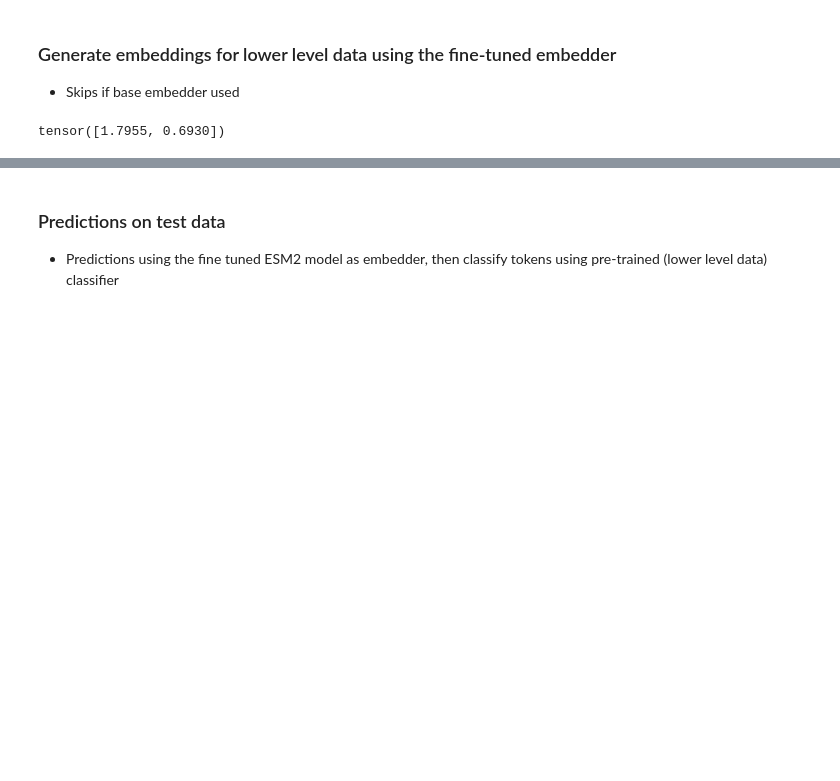
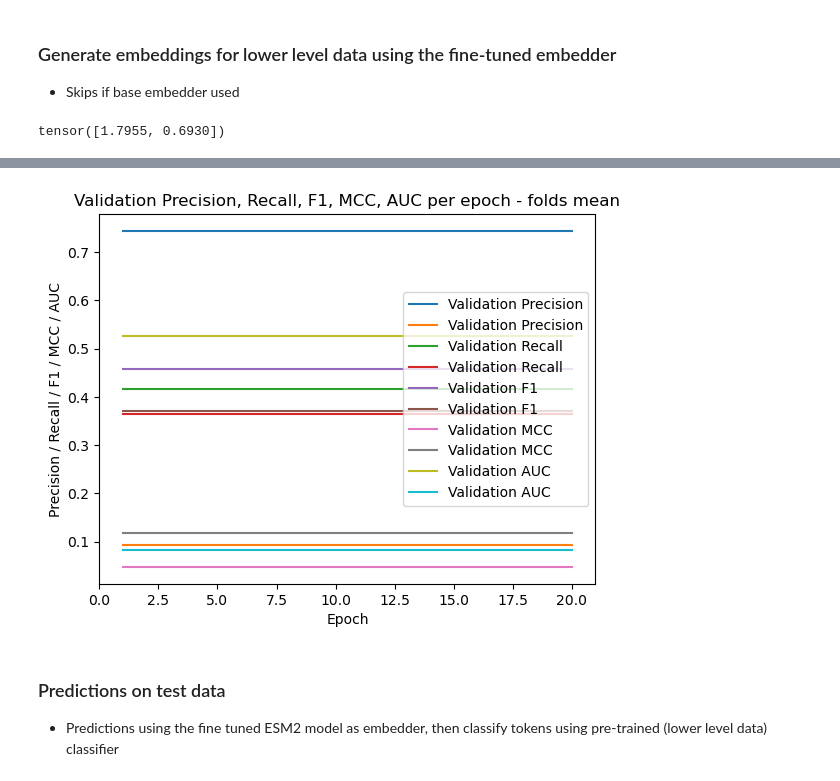
Before and after one commit to harryb257/MScProject, a Jupyter notebook: ESM2 finetune.ipynb, the cells around one changed output, grey strips where cells are left out. Drawn from its saved outputs; the diff is of its cells as text; code cells hidden in the pictures; blank space fills up the shorter version.

```diff
--- a/ESM2 finetune.ipynb
+++ b/ESM2 finetune.ipynb
@@ -925,18 +1054,20 @@ plt.show()
 # %%
 fig = plt.figure()
 ax = fig.add_subplot(1, 1, 1)
-ax.plot(range(1, len(clf_trained_avg_metrics)+1), clf_trained_avg_metrics['val_precision'], label='Validation Precision')
-ax.plot(range(1, len(clf_trained_avg_metrics)+1), clf_trained_avg_metrics['val_recall'], label='Validation Recall')
-ax.plot(range(1, len(clf_trained_avg_metrics)+1), clf_trained_avg_metrics['val_f1'], label='Validation F1')
-ax.plot(range(1, len(clf_trained_avg_metrics)+1), clf_trained_avg_metrics['val_mcc'], label='Validation MCC')
-ax.plot(range(1, len(clf_trained_avg_metrics)+1), clf_trained_avg_metrics['val_auc'], label='Validation AUC')
+ax.plot(range(1, len(clf_validation_avg_metrics)+1), clf_validation_avg_metrics['val_precision'], label='Validation Precision')
+ax.plot(range(1, len(clf_validation_avg_metrics)+1), clf_validation_avg_metrics['val_recall'], label='Validation Recall')
+ax.plot(range(1, len(clf_validation_avg_metrics)+1), clf_validation_avg_metrics['val_f1'], label='Validation F1')
+ax.plot(range(1, len(clf_validation_avg_metrics)+1), clf_validation_avg_metrics['val_mcc'], label='Validation MCC')
+ax.plot(range(1, len(clf_validation_avg_metrics)+1), clf_validation_avg_metrics['val_auc'], label='Validation AUC')
 ax.set_xlabel('Epoch')
 ax.set_ylabel('Precision / Recall / F1 / MCC / AUC')
 ax.set_title('Validation Precision, Recall, F1, MCC, AUC per epoch - folds mean')
 ax.set_xlim(0, len(clf_trained_avg_metrics)+1)
 
 ax.legend()
 plt.show()
+# %% [output]
+[figure, added]
 # %% [markdown]
 ### Predictions on test data
 
```
Also changed, not shown: parts of 18 cells of this notebook.
